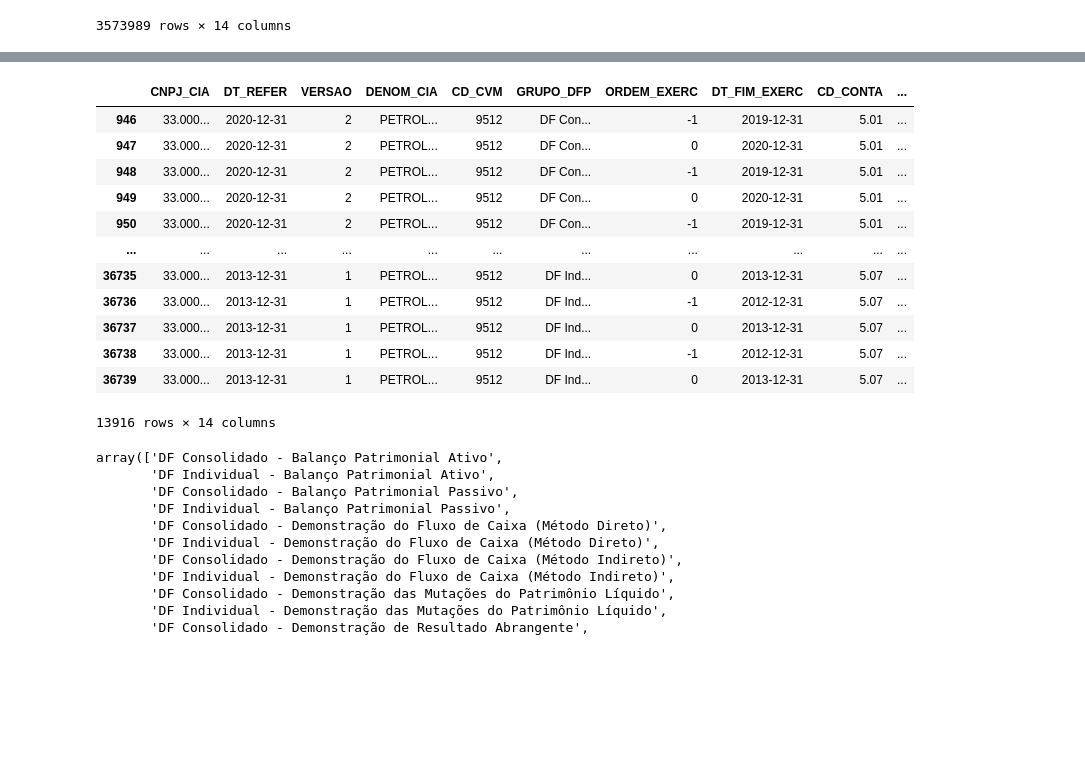
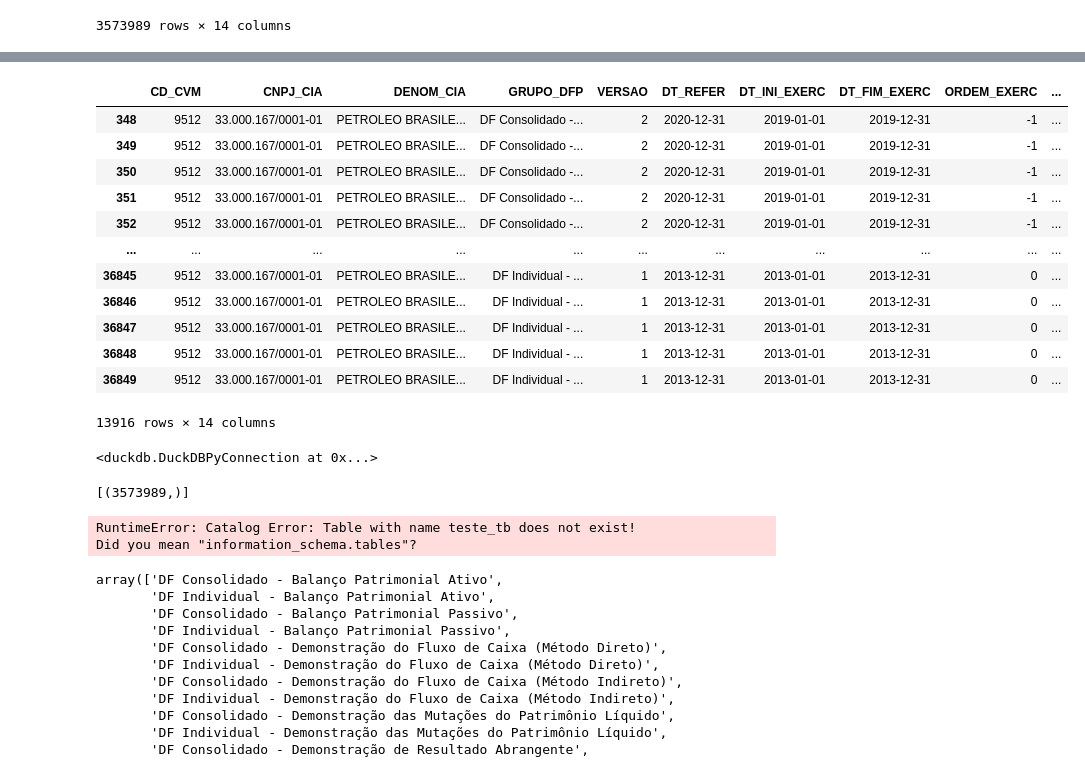
Before and after one commit to crdcj/FinLogic, a Jupyter notebook: explore.ipynb, the cells around one changed output, grey strips where cells are left out. Drawn from its saved outputs; the diff is of its cells as text; code cells hidden in the pictures; blank space fills up the shorter version.

Commit message:
exploring DuckDB

```diff
--- a/explore.ipynb
+++ b/explore.ipynb
@@ -8,7 +8,7 @@ import numpy as np
 import cvm
 
 importlib.reload(cvm)
-pd.set_option("max_colwidth", 10)
+pd.set_option("max_colwidth", 20)
 # %%
 files_names = sorted(os.listdir('data/raw/'))
 files_names
@@ -131,8 +134,11 @@ df
 | 3573988 | 97.837... | 2021-09-30 | 1 | DEXCO ... | 21091 | DF Ind... | 0 | 2021-09-30 | 7.08.05 | ... |
 3573989 rows × 14 columns
 # %%
-lineitem = duckdb.query(
-    "SELECT * FROM 'data/processed/*.parquet' WHERE CD_CVM = 9512"
-).to_df()
-lineitem
+sql = """
+SELECT *
+FROM parquet_scan('data/processed/*.parquet')
+WHERE CD_CVM = 9512;
+"""
+df = duckdb.query(sql).to_df()
+df
 # %% [output]
@@ -152,19 +178,35 @@ lineitem
 # %%
-lineitem[lineitem.COLUNA_DF.notnull()]
+df[df.COLUNA_DF.notnull()]
 # %% [output]
-|  | CNPJ_CIA | DT_REFER | VERSAO | DENOM_CIA | CD_CVM | GRUPO_DFP | ORDEM_EXERC | DT_FIM_EXERC | CD_CONTA | ... |
-| 946 | 33.000... | 2020-12-31 | 2 | PETROL... | 9512 | DF Con... | -1 | 2019-12-31 | 5.01 | ... |
-| 947 | 33.000... | 2020-12-31 | 2 | PETROL... | 9512 | DF Con... | 0 | 2020-12-31 | 5.01 | ... |
-| 948 | 33.000... | 2020-12-31 | 2 | PETROL... | 9512 | DF Con... | -1 | 2019-12-31 | 5.01 | ... |
-| 949 | 33.000... | 2020-12-31 | 2 | PETROL... | 9512 | DF Con... | 0 | 2020-12-31 | 5.01 | ... |
-| 950 | 33.000... | 2020-12-31 | 2 | PETROL... | 9512 | DF Con... | -1 | 2019-12-31 | 5.01 | ... |
+|  | CD_CVM | CNPJ_CIA | DENOM_CIA | GRUPO_DFP | VERSAO | DT_REFER | DT_INI_EXERC | DT_FIM_EXERC | ORDEM_EXERC | ... |
+| 348 | 9512 | 33.000.167/0001-01 | PETROLEO BRASILE... | DF Consolidado -... | 2 | 2020-12-31 | 2019-01-01 | 2019-12-31 | -1 | ... |
+| 349 | 9512 | 33.000.167/0001-01 | PETROLEO BRASILE... | DF Consolidado -... | 2 | 2020-12-31 | 2019-01-01 | 2019-12-31 | -1 | ... |
+| 350 | 9512 | 33.000.167/0001-01 | PETROLEO BRASILE... | DF Consolidado -... | 2 | 2020-12-31 | 2019-01-01 | 2019-12-31 | -1 | ... |
+| 351 | 9512 | 33.000.167/0001-01 | PETROLEO BRASILE... | DF Consolidado -... | 2 | 2020-12-31 | 2019-01-01 | 2019-12-31 | -1 | ... |
+| 352 | 9512 | 33.000.167/0001-01 | PETROLEO BRASILE... | DF Consolidado -... | 2 | 2020-12-31 | 2019-01-01 | 2019-12-31 | -1 | ... |
 | ... | ... | ... | ... | ... | ... | ... | ... | ... | ... | ... |
-| 36735 | 33.000... | 2013-12-31 | 1 | PETROL... | 9512 | DF Ind... | 0 | 2013-12-31 | 5.07 | ... |
-| 36736 | 33.000... | 2013-12-31 | 1 | PETROL... | 9512 | DF Ind... | -1 | 2012-12-31 | 5.07 | ... |
-| 36737 | 33.000... | 2013-12-31 | 1 | PETROL... | 9512 | DF Ind... | 0 | 2013-12-31 | 5.07 | ... |
-| 36738 | 33.000... | 2013-12-31 | 1 | PETROL... | 9512 | DF Ind... | -1 | 2012-12-31 | 5.07 | ... |
-| 36739 | 33.000... | 2013-12-31 | 1 | PETROL... | 9512 | DF Ind... | 0 | 2013-12-31 | 5.07 | ... |
+| 36845 | 9512 | 33.000.167/0001-01 | PETROLEO BRASILE... | DF Individual - ... | 1 | 2013-12-31 | 2013-01-01 | 2013-12-31 | 0 | ... |
+| 36846 | 9512 | 33.000.167/0001-01 | PETROLEO BRASILE... | DF Individual - ... | 1 | 2013-12-31 | 2013-01-01 | 2013-12-31 | 0 | ... |
+| 36847 | 9512 | 33.000.167/0001-01 | PETROLEO BRASILE... | DF Individual - ... | 1 | 2013-12-31 | 2013-01-01 | 2013-12-31 | 0 | ... |
+| 36848 | 9512 | 33.000.167/0001-01 | PETROLEO BRASILE... | DF Individual - ... | 1 | 2013-12-31 | 2013-01-01 | 2013-12-31 | 0 | ... |
+| 36849 | 9512 | 33.000.167/0001-01 | PETROLEO BRASILE... | DF Individual - ... | 1 | 2013-12-31 | 2013-01-01 | 2013-12-31 | 0 | ... |
 13916 rows × 14 columns
+# %%
+con = duckdb.connect(database='data/db/my-db.duckdb', read_only=False)
+con
+# %% [output]
+<duckdb.DuckDBPyConnection at 0x...>
+# %%
+sql = "CREATE TABLE teste_tb AS SELECT * FROM parquet_scan('data/processed/itr_cia_aberta_2021.parquet');"
+con.execute(sql).fetchall()
+# %% [output]
+[(3573989,)]
+# %%
+cursor.execute('SHOW TABLES').fetchall()
+cursor.query('SELECT * FROM teste_tb LIMIT 5;').to_df()
+# %% [output]
+RuntimeError: Catalog Error: Table with name teste_tb does not exist!
+Did you mean "information_schema.tables"?
 # %%
 # gz -> 46s
 # zip -> 11s (33s)
```
Also changed, not shown: parts of 4 cells of this notebook.
